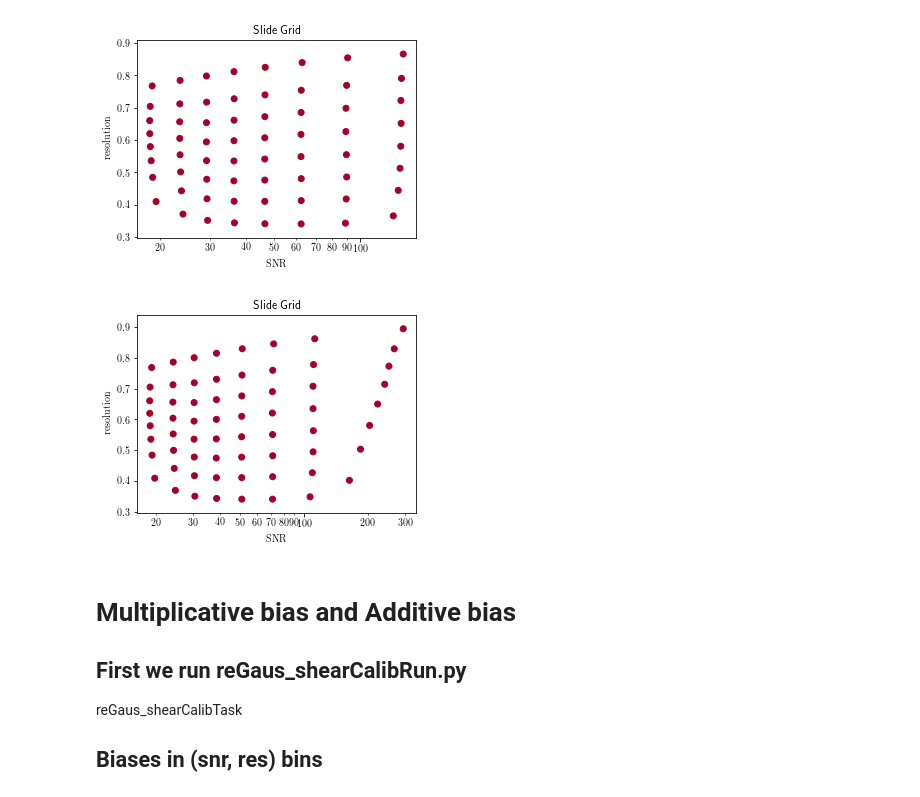
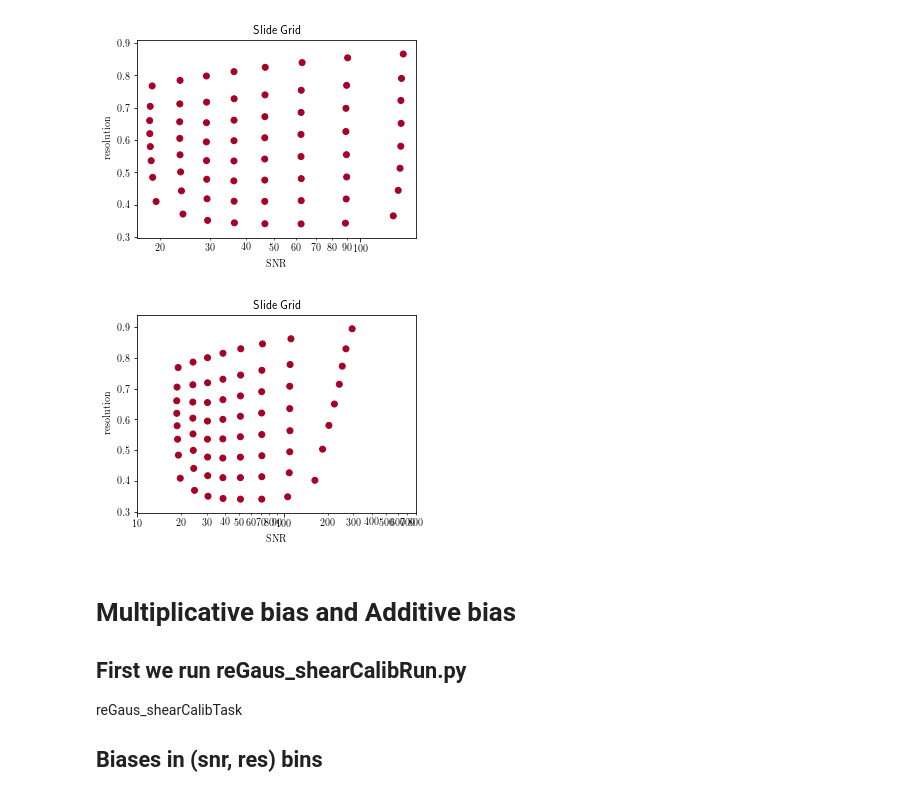
Before and after one commit to mr-superonion/G3sim-HSC, a Jupyter notebook: notebook/calibration/4_1-ReGaus_shearBias.ipynb, the cells around one changed output. Cells and saved outputs as stored; diff of their text form; code cells hidden in the pictures.

```diff
--- a/notebook/calibration/4_1-ReGaus_shearBias.ipynb
+++ b/notebook/calibration/4_1-ReGaus_shearBias.ipynb
@@ -58,7 +58,7 @@ max_logb=-0.38
 max_sigma_e=0.4
 max_e=2.
 
-if True: # Set to True if you want to change wlmask_90rot
+if False: # Set to True if you want to change wlmask_90rot
     # Apply **WL_Cut** while cancelling shape noise for simulations
     # NOTE: We are using numpy record to do the selection
     # TODO: Use pandas.DataFrame based in the future
@@ -228,16 +224,17 @@ ax.xaxis.set_major_formatter(formatter)
 # %%
 # Make plot
 fig = plt.figure(figsize=(5,8))
 ax = fig.add_subplot(211)
 plt.scatter(snr_bins, res_bins, c=np.ones(res_bins.shape), cmap=cm)
 ax.set_xscale('log',basex=10)
 ax.set_xlabel(r'\rm{SNR}')
+ax.set_xlim(10,800)
 ax.set_ylabel(r'\rm{resolution}')
 ax.set_title('Slide Grid')
 ax.xaxis.set_minor_formatter(formatter)
 ax.xaxis.set_major_formatter(formatter)
 # %% [output]
-[figure, old version]
+[figure, new version]
 # %% [markdown]
 # Multiplicative bias and Additive bias
 
```
Also changed, not shown: parts of 5 cells of this notebook, 9 other files.
